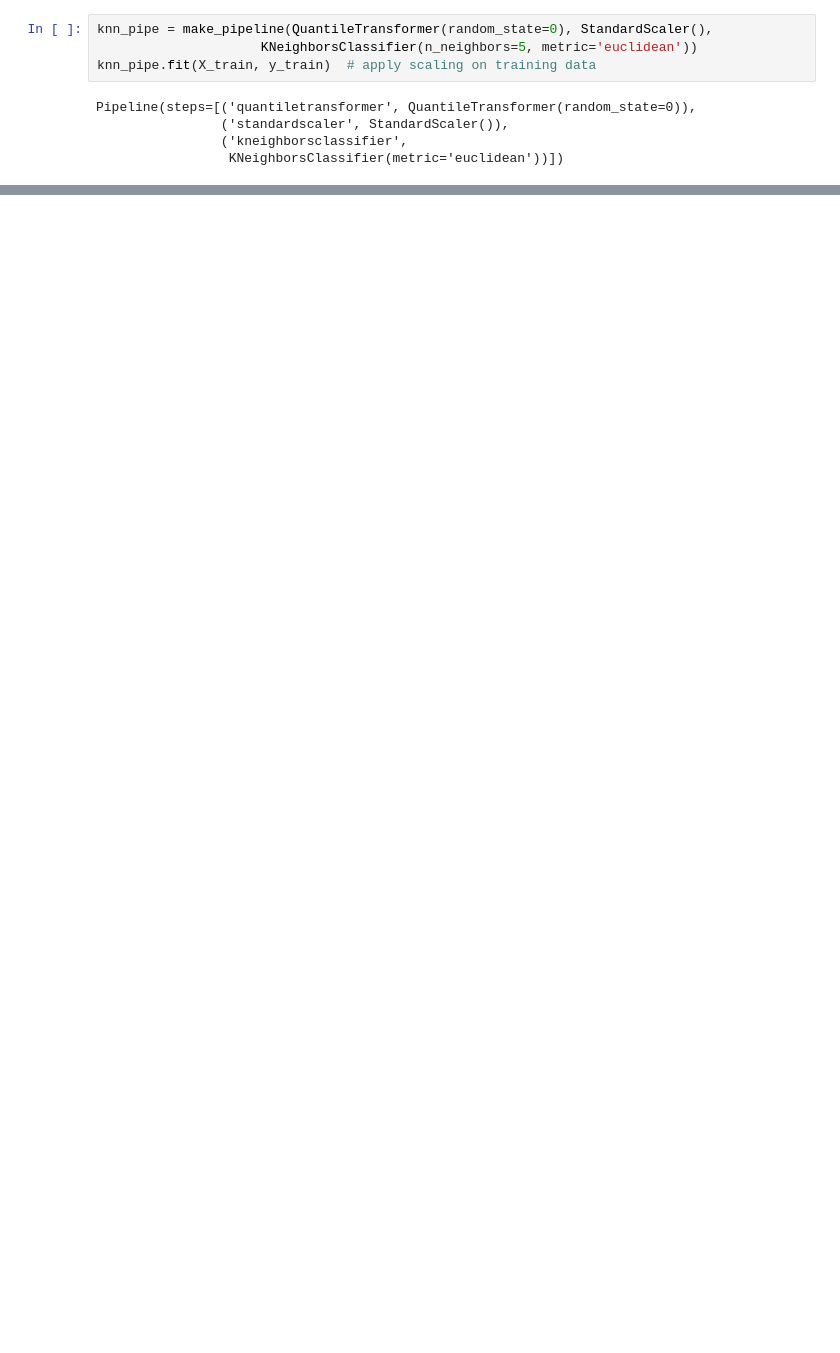
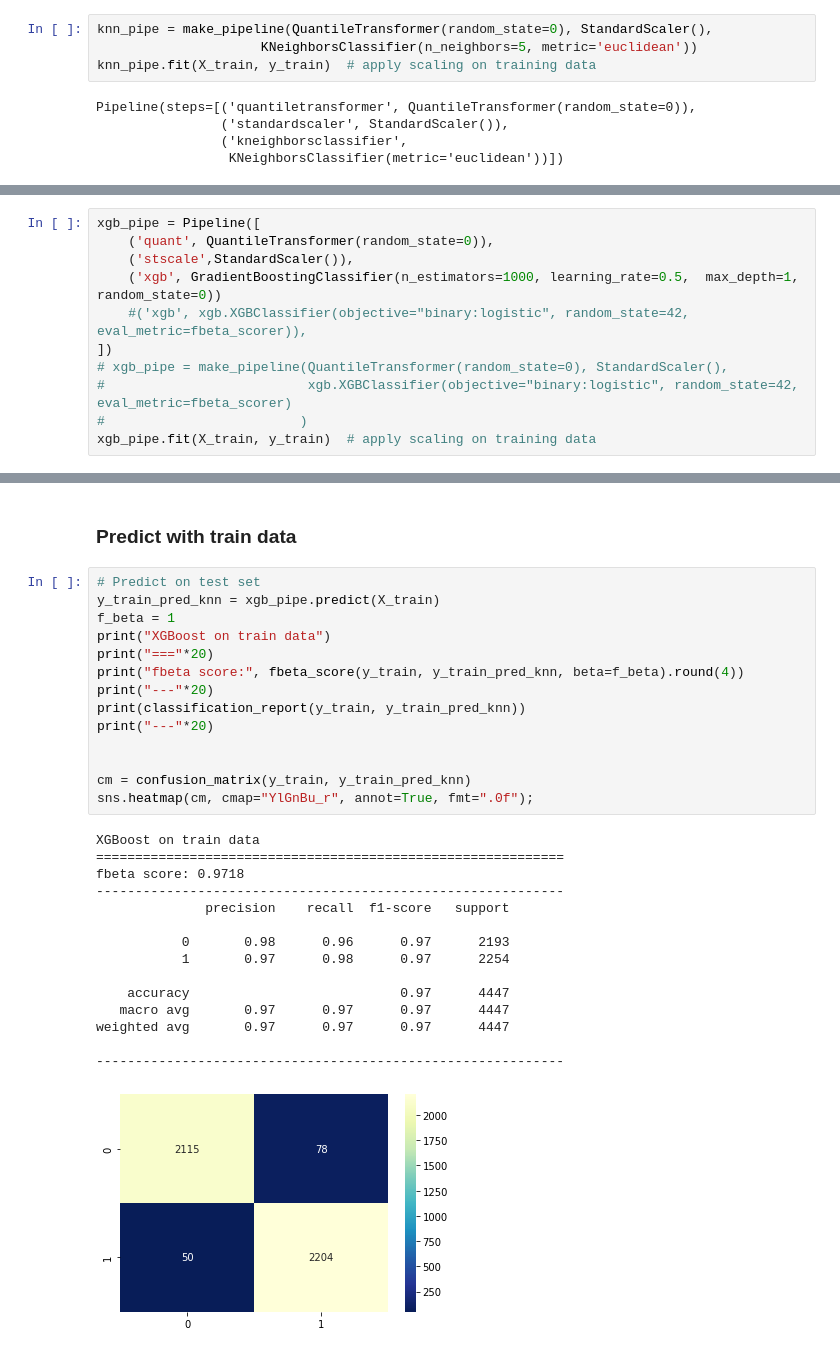
Before and after one commit to reneebrecht/human-protein-atlas-image-classification, a Jupyter notebook: notebooks/Binary_Regression_Models.ipynb, the cells around one changed output, grey strips where cells are left out. Drawn from its saved outputs; the diff is of its cells as text; blank space fills up the shorter version.

```diff
--- a/notebooks/Binary_Regression_Models.ipynb
+++ b/notebooks/Binary_Regression_Models.ipynb
@@ -532,0 +570,11 @@ weighted avg       0.58      0.58      0.58      1483
+# %%
+xgb_pipe = Pipeline([
+    ('quant', QuantileTransformer(random_state=0)),
+    ('stscale',StandardScaler()),
+    ('xgb', GradientBoostingClassifier(n_estimators=1000, learning_rate=0.5,  max_depth=1, random_state=0))
+    #('xgb', xgb.XGBClassifier(objective="binary:logistic", random_state=42, eval_metric=fbeta_scorer)),
+])
+# xgb_pipe = make_pipeline(QuantileTransformer(random_state=0), StandardScaler(),
+#                          xgb.XGBClassifier(objective="binary:logistic", random_state=42, eval_metric=fbeta_scorer)
+#                         )
+xgb_pipe.fit(X_train, y_train)  # apply scaling on training data
@@ -532,0 +588,32 @@ weighted avg       0.58      0.58      0.58      1483
+# %% [markdown]
+### Predict with train data
+# %%
+# Predict on test set
+y_train_pred_knn = xgb_pipe.predict(X_train)
+f_beta = 1
+print("XGBoost on train data")
+print("==="*20)
+print("fbeta score:", fbeta_score(y_train, y_train_pred_knn, beta=f_beta).round(4))
+print("---"*20)
+print(classification_report(y_train, y_train_pred_knn))
+print("---"*20)
+
+
+cm = confusion_matrix(y_train, y_train_pred_knn)
+sns.heatmap(cm, cmap="YlGnBu_r", annot=True, fmt=".0f");
+# %% [output]
+XGBoost on train data
+============================================================
+fbeta score: 0.9718
+------------------------------------------------------------
+              precision    recall  f1-score   support
+
+           0       0.98      0.96      0.97      2193
+           1       0.97      0.98      0.97      2254
+
+    accuracy                           0.97      4447
+   macro avg       0.97      0.97      0.97      4447
+weighted avg       0.97      0.97      0.97      4447
+
+------------------------------------------------------------
+[figure, added]
```
Also changed, not shown: parts of 21 cells of this notebook, 1 other file.
